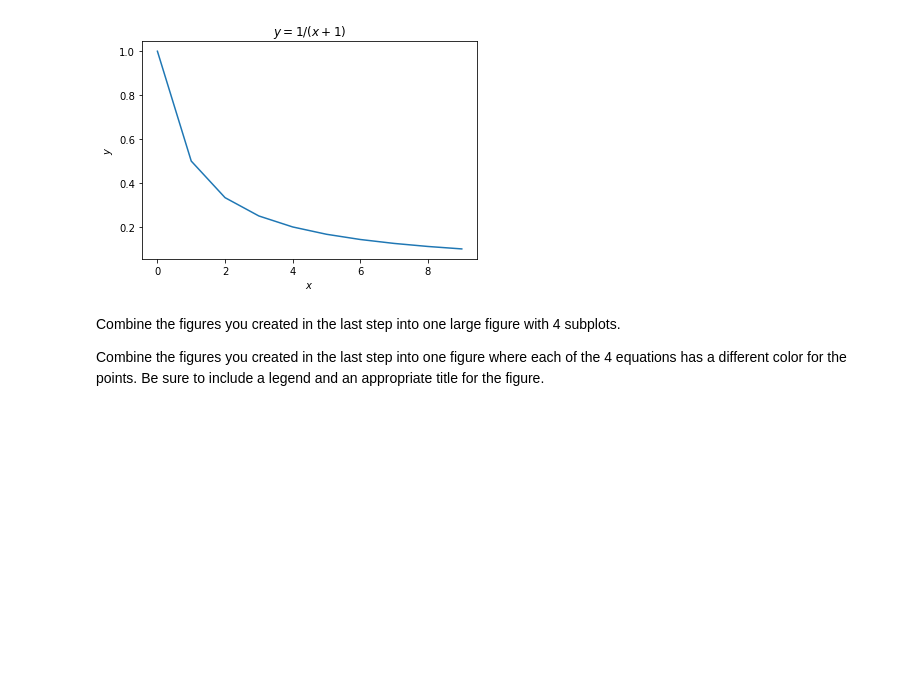
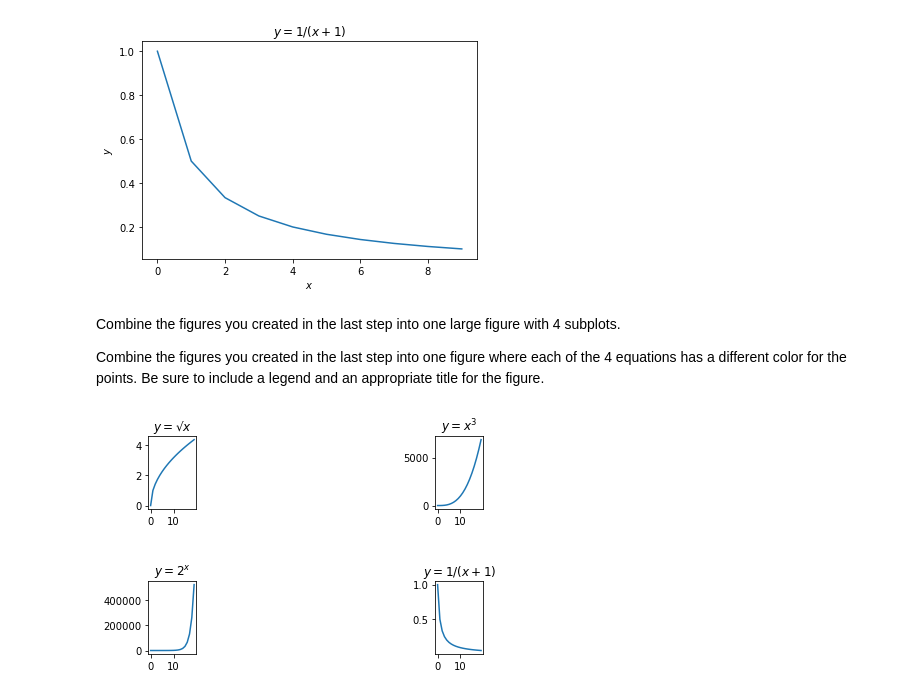
Before and after one commit to Olivert75/numpy-pandas-visualization-exercises, a Jupyter notebook: numpy-pandas-visualization-exercises.ipynb, the cells around one changed output. Drawn from its saved outputs; the diff is of its cells as text; code cells hidden in the pictures; blank space fills up the shorter version.

Commit message:
Need to make the graph not overlapping

```diff
--- a/numpy-pandas-visualization-exercises.ipynb
+++ b/numpy-pandas-visualization-exercises.ipynb
@@ -84,3 +85,35 @@ plt.show()
 Combine the figures you created in the last step into one large figure with 4 subplots.
 
 Combine the figures you created in the last step into one figure where each of the 4 equations has a different color for the points. Be sure to include a legend and an appropriate title for the figure.
+# %%
+#Create variables
+x = range (0,20)
+y = [math.sqrt(num) for num in x]
+y2 = [num**3 for num in x]
+y3 = [2**num for num in x]
+y4 = [1 /(num + 1) for num in x]
+
+#Subplot row_num = 1, column_num = 2, active_num = 1, 2, 3 or 4
+plt.subplot(2, 2, 1)
+plt.plot(x, y)
+plt.title('$y =√x$')
+plt.subplots_adjust(hspace=1, wspace=5)
+
+plt.subplot(2, 2, 2)
+plt.plot(x, y2)
+plt.title('$y = x^3$')
+plt.subplots_adjust(hspace=1, wspace=5)
+
+plt.subplot(2, 2, 3)
+plt.plot(x, y3)
+plt.title('$y = 2^x$')
+plt.subplots_adjust(hspace=1, wspace=5)
+
+plt.subplot(2, 2, 4)
+plt.plot(x, y4)
+plt.title('$y = 1 /(x + 1)$')
+plt.subplots_adjust(hspace=1, wspace=5)
+
+plt.show()
+# %% [output]
+[figure, added]
```
Also changed, not shown: parts of 2 cells of this notebook.
